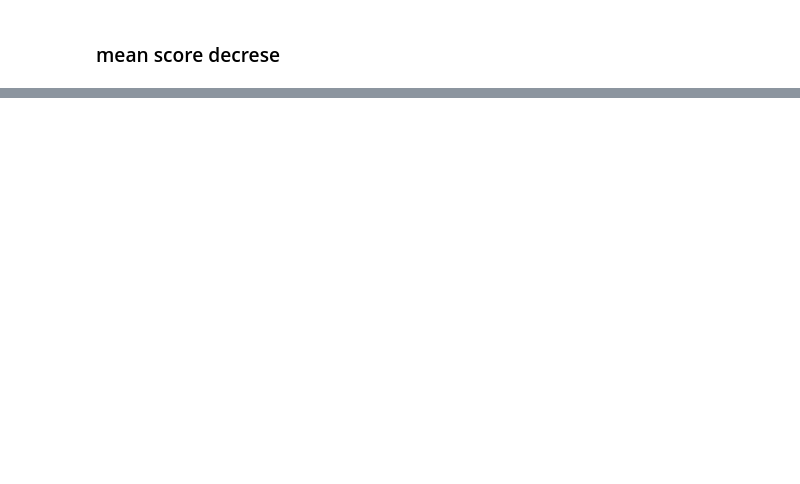
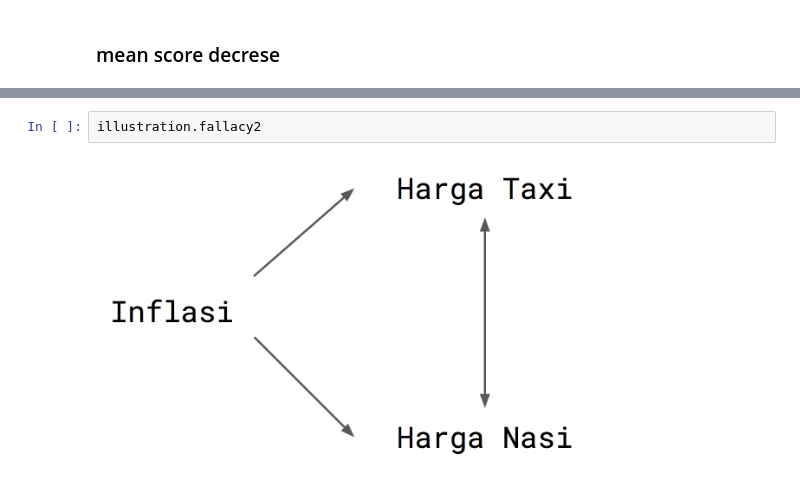
Before and after one commit to julius-risky/Data-Science, a Jupyter notebook: Machine_Learning/Part2_Regression/11_Random_Forest_Regression/Random_forest_jcopml.ipynb, the cells around one changed output, grey strips where cells are left out. Drawn from its saved outputs; the diff is of its cells as text; blank space fills up the shorter version.

```diff
--- a/Machine_Learning/Part2_Regression/11_Random_Forest_Regression/Random_forest_jcopml.ipynb
+++ b/Machine_Learning/Part2_Regression/11_Random_Forest_Regression/Random_forest_jcopml.ipynb
@@ -135,0 +117,4 @@ from jcopml.feature_importance import mean_loss_decrease
+# %%
+illustration.fallacy2
+# %% [output]
+[figure, added]
```
Also changed, not shown: parts of 15 cells of this notebook, 4 other files.
